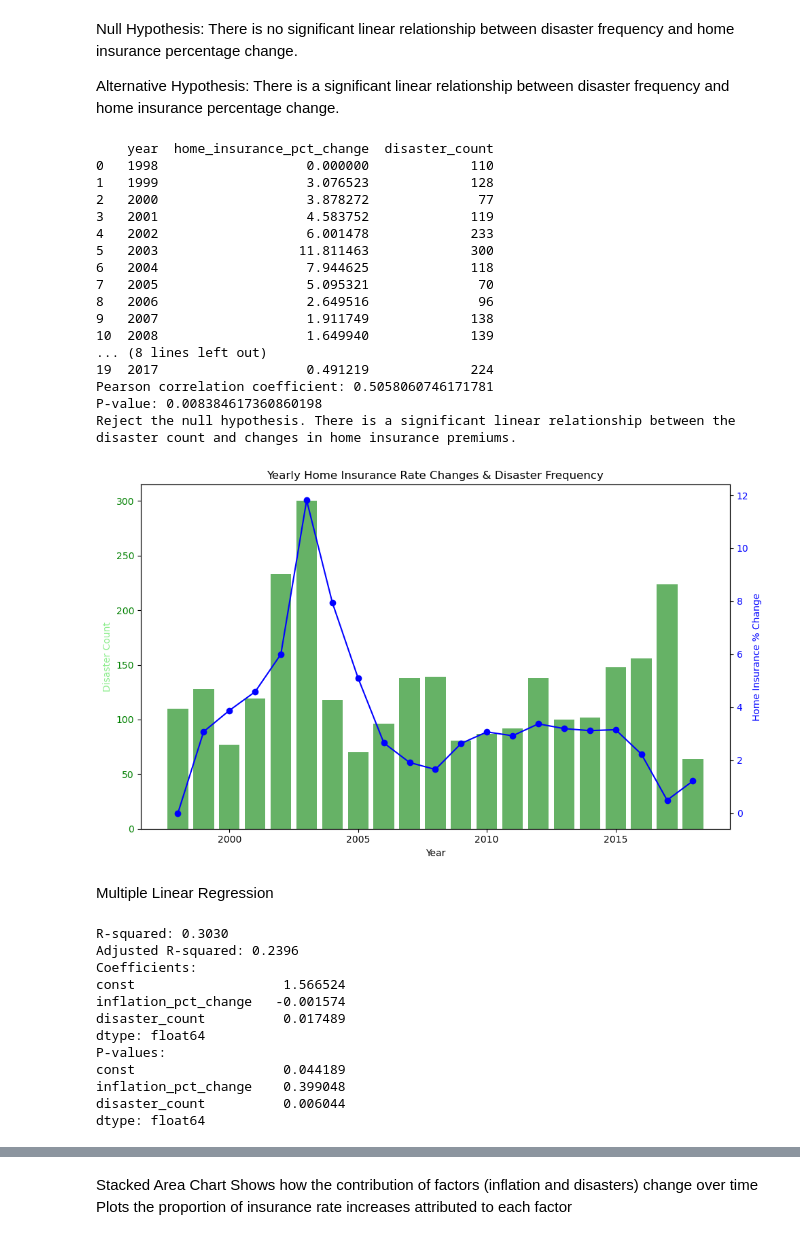
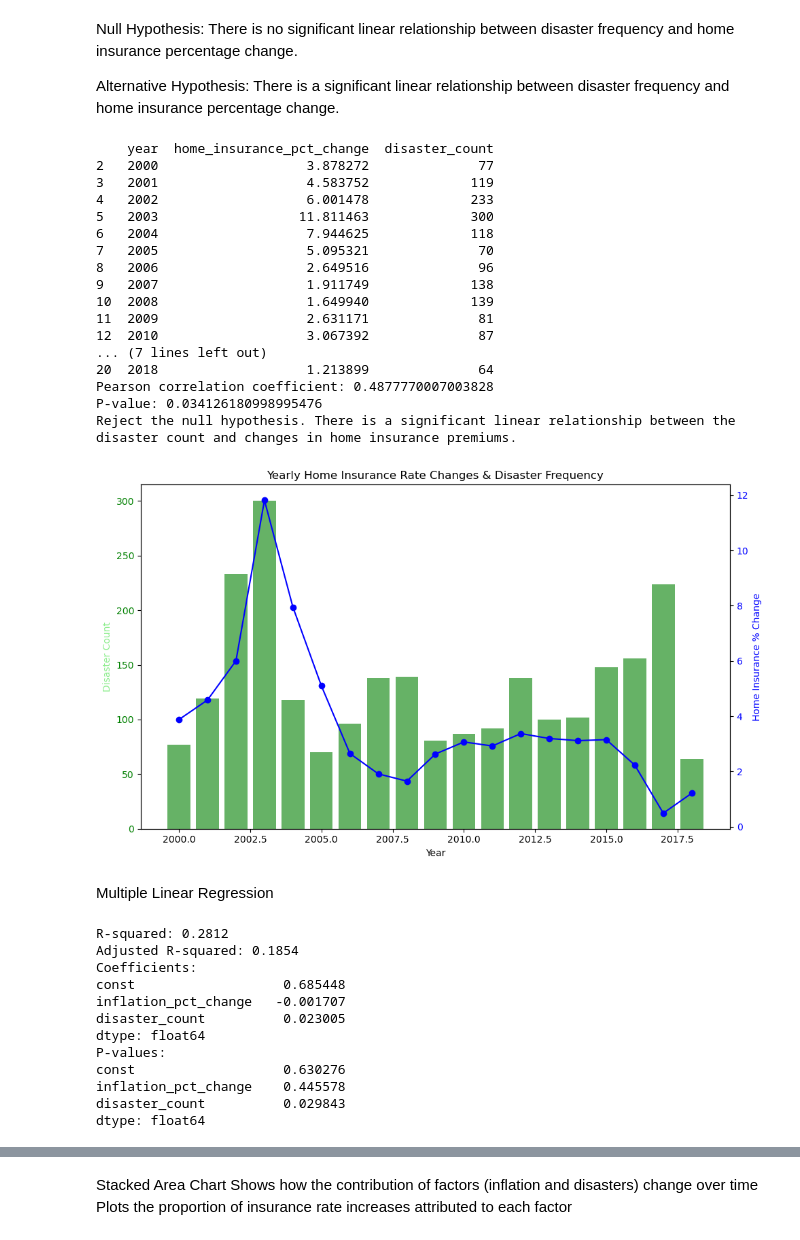
Before and after one commit to smille202/capstone, a Jupyter notebook: work/working_code.ipynb, the cells around one changed output, grey strips where cells are left out. Saved outputs shown, nothing was run; the diff lists cells and outputs as text; code cells hidden in the pictures.

Commit message:
granger, residual plots, update years

```diff
--- a/work/working_code.ipynb
+++ b/work/working_code.ipynb
@@ -641,6 +643,7 @@ disaster_yearly.rename(columns={'disaster_id': 'disaster_count'}, inplace=True)
 # merge data
 full_data = pd.merge(home_yearly[['year', 'home_insurance_pct_change']],
                      disaster_yearly[['year', 'disaster_count']], on='year', how='inner')
+full_data = full_data[(full_data['year'] >= 2000) & (full_data['year'] <= 2018)]  # adjust years
 
 full_data.dropna(inplace=True)
 print(full_data[['year', 'home_insurance_pct_change', 'disaster_count']].head(20))
@@ -658,50 +661,50 @@ else:
     print("Fail to reject the null hypothesis. There is no significant linear relationship between the disaster count and changes in home insurance premiums.")
 
 
-full_data = full_data[full_data['year'] <= 2018]
 fig, ax1 = plt.subplots(figsize=(10, 6))
 
 # disaster count (left)
 ax1.bar(full_data['year'], full_data['disaster_count'], alpha=0.6, color='g', label='Disaster Count')
 ax1.set_xlabel('Year')
 ax1.set_ylabel('Disaster Count', color='lightgreen')
 ax1.tick_params(axis='y', labelcolor='g')
 
 # insurance percentage change (right)
 ax2 = ax1.twinx()
 ax2.plot(full_data['year'], full_data['home_insurance_pct_change'], marker='o', linestyle='-', color='b', label='Home Insurance % Change')
 ax2.set_ylabel('Home Insurance % Change', color='b')
 ax2.tick_params(axis='y', labelcolor='b')
 
 plt.title('Yearly Home Insurance Rate Changes & Disaster Frequency')
 fig.tight_layout()
 plt.show()
 # %% [output]
     year  home_insurance_pct_change  disaster_count
-0   1998                   0.000000             110
-1   1999                   3.076523             128
 2   2000                   3.878272              77
 3   2001                   4.583752             119
 4   2002                   6.001478             233
 5   2003                  11.811463             300
 6   2004                   7.944625             118
 7   2005                   5.095321              70
 8   2006                   2.649516              96
 9   2007                   1.911749             138
 10  2008                   1.649940             139
-... (8 lines left out)
-19  2017                   0.491219             224
-Pearson correlation coefficient: 0.5058060746171781
-P-value: 0.008384617360860198
+11  2009                   2.631171              81
+12  2010                   3.067392              87
+... (7 lines left out)
+20  2018                   1.213899              64
+Pearson correlation coefficient: 0.4877770007003828
+P-value: 0.034126180998995476
 Reject the null hypothesis. There is a significant linear relationship between the disaster count and changes in home insurance premiums.
-[figure, old version]
+[figure, new version]
 # %% [markdown]
 Multiple Linear Regression
 # %%
 import pandas as pd
 import statsmodels.api as sm
 
-
+#adjust year 2000-2018
+merged_data_filtered = merged_data[(merged_data['year'] >= 2000) & (merged_data['year'] <= 2018)]
 disaster_yearly = merged_data.groupby('year')['disaster_id'].count().reset_index()
 disaster_yearly.rename(columns={'disaster_id': 'disaster_count'}, inplace=True)
 
@@ -724,16 +727,16 @@ print(f"Adjusted R-squared: {model.rsquared_adj:.4f}")
 print(f"Coefficients:\n{model.params}")
 print(f"P-values:\n{model.pvalues}")
 # %% [output]
-R-squared: 0.3030
-Adjusted R-squared: 0.2396
+R-squared: 0.2812
+Adjusted R-squared: 0.1854
 Coefficients:
-const                   1.566524
-inflation_pct_change   -0.001574
-disaster_count          0.017489
+const                   0.685448
+inflation_pct_change   -0.001707
+disaster_count          0.023005
 dtype: float64
 P-values:
-const                   0.044189
-inflation_pct_change    0.399048
-disaster_count          0.006044
+const                   0.630276
+inflation_pct_change    0.445578
+disaster_count          0.029843
 dtype: float64
 # %% [markdown]
```
Also changed, not shown: parts of 9 cells of this notebook.
